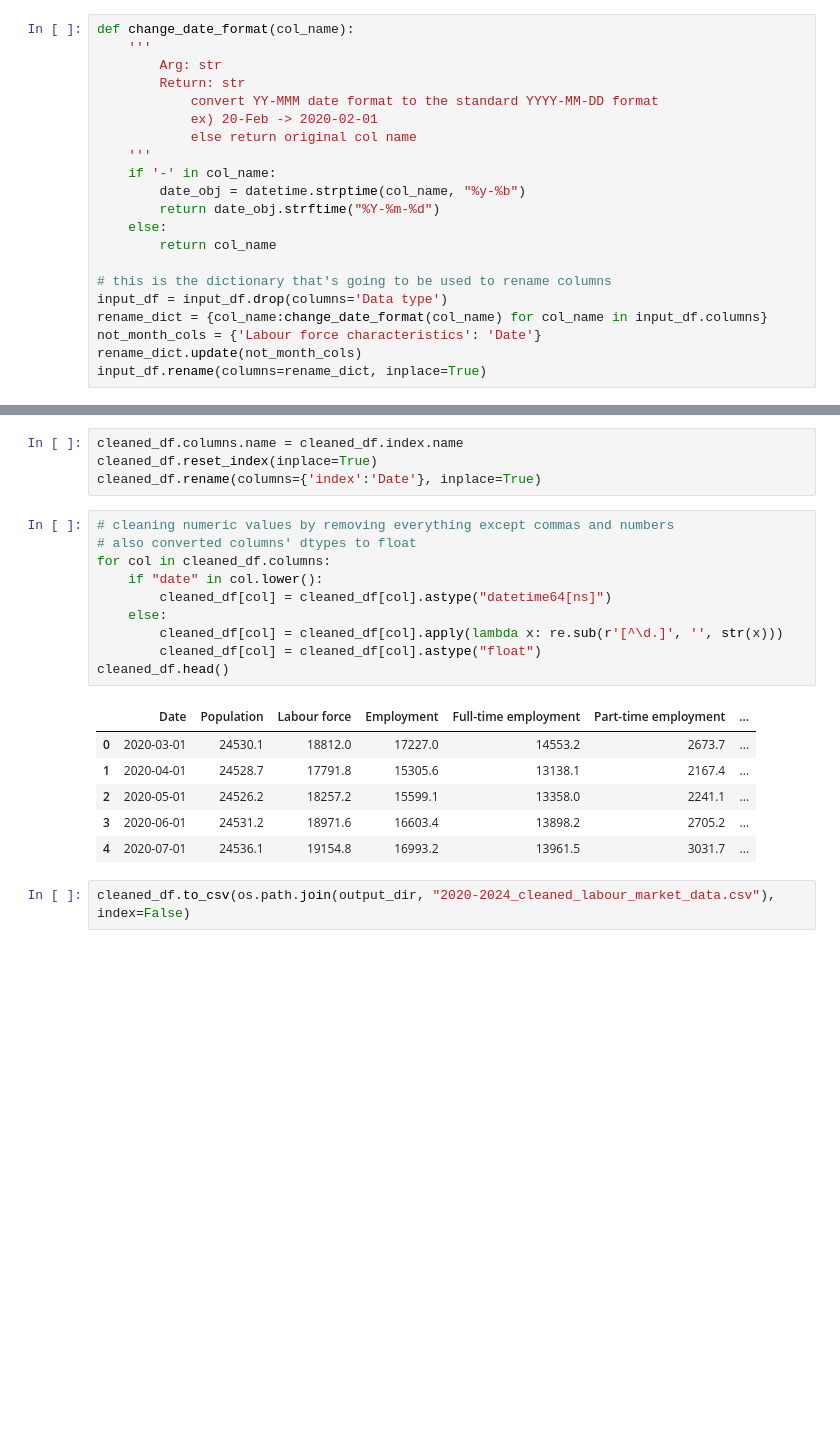
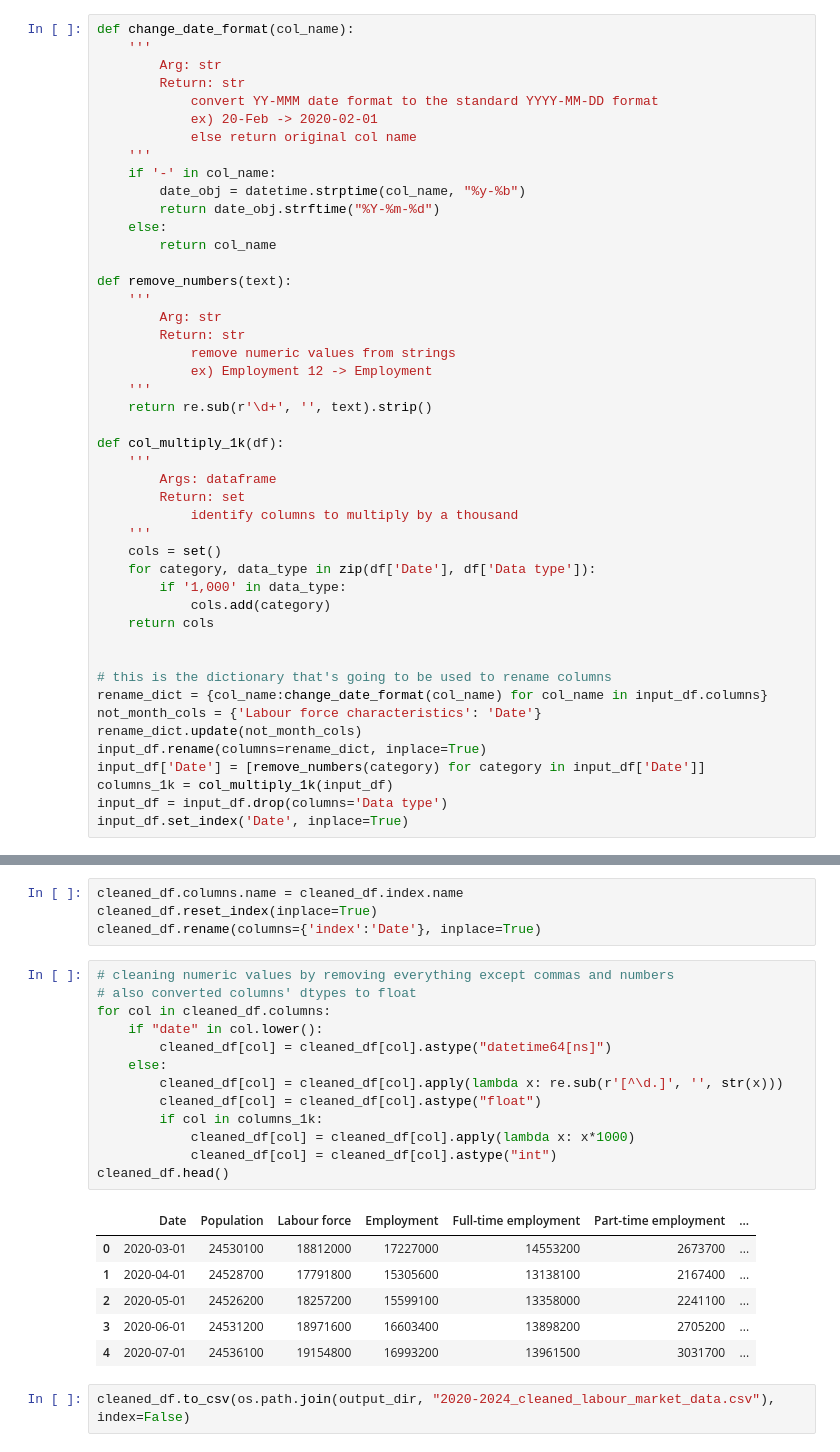
Before and after one commit to tw7366/Projects, a Jupyter notebook: Projects/Labour Market in Canada.ipynb, the cells around one changed output, grey strips where cells are left out. Drawn from its saved outputs; the diff is of its cells as text; blank space fills up the shorter version.

Commit message:
added a function to some fields metrics by a thousand

```diff
--- a/Projects/Labour Market in Canada.ipynb
+++ b/Projects/Labour Market in Canada.ipynb
@@ -50,9 +50,34 @@ def change_date_format(col_name):
     else:
         return col_name
 
+def remove_numbers(text):
+    '''
+        Arg: str
+        Return: str
+            remove numeric values from strings
+            ex) Employment 12 -> Employment
+    '''
+    return re.sub(r'\d+', '', text).strip()
+
+def col_multiply_1k(df):
+    '''
+        Args: dataframe
+        Return: set
+            identify columns to multiply by a thousand
+    '''
+    cols = set()
+    for category, data_type in zip(df['Date'], df['Data type']):
+        if '1,000' in data_type:
+            cols.add(category)
+    return cols
+
+
 # this is the dictionary that's going to be used to rename columns
-input_df = input_df.drop(columns='Data type')
 rename_dict = {col_name:change_date_format(col_name) for col_name in input_df.columns}
 not_month_cols = {'Labour force characteristics': 'Date'}
 rename_dict.update(not_month_cols)
 input_df.rename(columns=rename_dict, inplace=True)
+input_df['Date'] = [remove_numbers(category) for category in input_df['Date']]
+columns_1k = col_multiply_1k(input_df)
+input_df = input_df.drop(columns='Data type')
+input_df.set_index('Date', inplace=True)
@@ -88,20 +110,23 @@ cleaned_df.rename(columns={'index':'Date'}, inplace=True)
 # %%
 # cleaning numeric values by removing everything except commas and numbers
 # also converted columns' dtypes to float
 for col in cleaned_df.columns:
     if "date" in col.lower():
         cleaned_df[col] = cleaned_df[col].astype("datetime64[ns]")
     else:
         cleaned_df[col] = cleaned_df[col].apply(lambda x: re.sub(r'[^\d.]', '', str(x)))
         cleaned_df[col] = cleaned_df[col].astype("float")
+        if col in columns_1k:
+            cleaned_df[col] = cleaned_df[col].apply(lambda x: x*1000)
+            cleaned_df[col] = cleaned_df[col].astype("int")
 cleaned_df.head()
 # %% [output]
 |  | Date | Population | Labour force | Employment | Full-time employment | Part-time employment | ... |
-| 0 | 2020-03-01 | 24530.1 | 18812.0 | 17227.0 | 14553.2 | 2673.7 | ... |
-| 1 | 2020-04-01 | 24528.7 | 17791.8 | 15305.6 | 13138.1 | 2167.4 | ... |
-| 2 | 2020-05-01 | 24526.2 | 18257.2 | 15599.1 | 13358.0 | 2241.1 | ... |
-| 3 | 2020-06-01 | 24531.2 | 18971.6 | 16603.4 | 13898.2 | 2705.2 | ... |
-| 4 | 2020-07-01 | 24536.1 | 19154.8 | 16993.2 | 13961.5 | 3031.7 | ... |
+| 0 | 2020-03-01 | 24530100 | 18812000 | 17227000 | 14553200 | 2673700 | ... |
+| 1 | 2020-04-01 | 24528700 | 17791800 | 15305600 | 13138100 | 2167400 | ... |
+| 2 | 2020-05-01 | 24526200 | 18257200 | 15599100 | 13358000 | 2241100 | ... |
+| 3 | 2020-06-01 | 24531200 | 18971600 | 16603400 | 13898200 | 2705200 | ... |
+| 4 | 2020-07-01 | 24536100 | 19154800 | 16993200 | 13961500 | 3031700 | ... |
 # %%
 cleaned_df.to_csv(os.path.join(output_dir, "2020-2024_cleaned_labour_market_data.csv"), index=False)
 # %%
```
Also changed, not shown: parts of 6 cells of this notebook.
